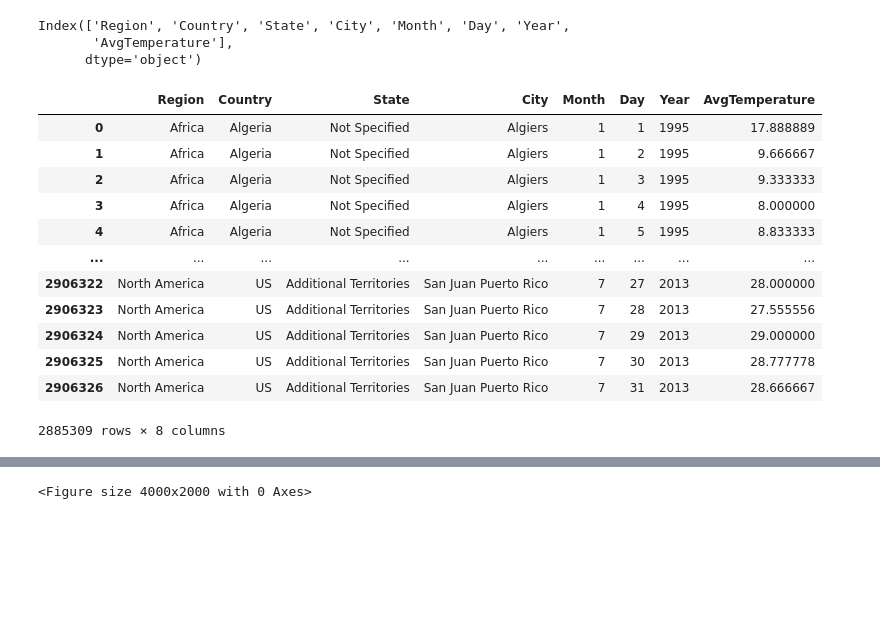
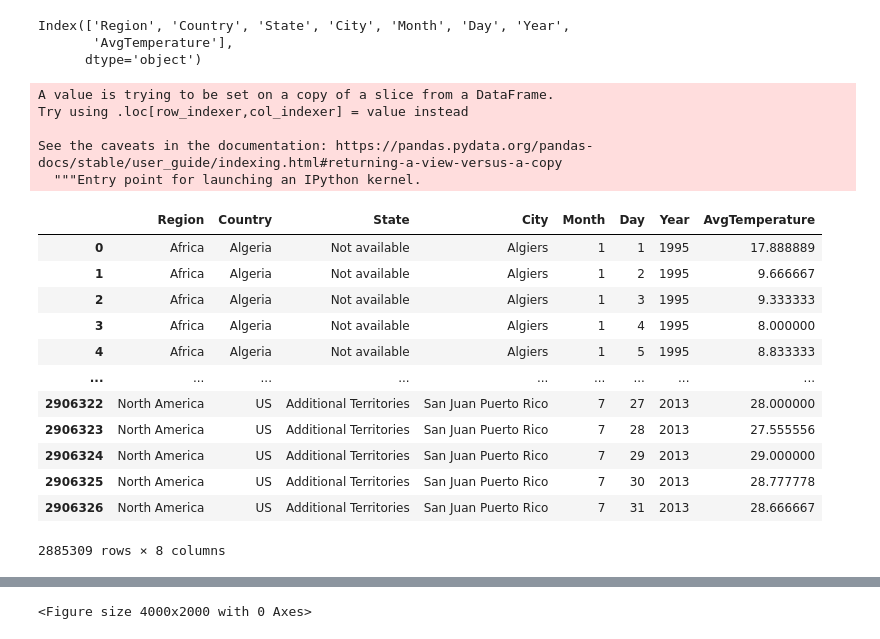
Before and after one commit to Vihelmet/Desafio, a Jupyter notebook: notebooks/ML.ipynb, the cells around one changed output, grey strips where cells are left out. Drawn from its saved outputs; the diff is of its cells as text; code cells hidden in the pictures; blank space fills up the shorter version.

```diff
--- a/notebooks/ML.ipynb
+++ b/notebooks/ML.ipynb
@@ -72,7 +72,7 @@ Year                    0
 AvgTemperature          0
 dtype: int64
 # %%
-temp = temp.fillna('Not Specified')
+temp = temp.fillna('Not available')
 # %%
 temp
 # %% [output]
@@ -126,24 +126,29 @@ Index(['Region', 'Country', 'State', 'City', 'Month', 'Day', 'Year',
        'AvgTemperature'],
       dtype='object')
 # %%
-temp=temp[ (temp['Year'] != 200) & (temp['Year'] != 201) & (temp['Day'] != 0) ]
+temp = temp[~((temp['Year'] == 200) | (temp['Year'] == 201) | (temp['Day'] == 0))]
 # %%
-temp.loc[:, "AvgTemperature"] = (temp["AvgTemperature"] - 32) * (5/9)
+temp["AvgTemperature"] = temp["AvgTemperature"].apply(lambda fahrenheit: (fahrenheit - 32) * (5/9))
 temp
 # %% [output]
+A value is trying to be set on a copy of a slice from a DataFrame.
+Try using .loc[row_indexer,col_indexer] = value instead
+
+See the caveats in the documentation: https://pandas.pydata.org/pandas-docs/stable/user_guide/indexing.html#returning-a-view-versus-a-copy
+  """Entry point for launching an IPython kernel.
 |  | Region | Country | State | City | Month | Day | Year | AvgTemperature |
-| 0 | Africa | Algeria | Not Specified | Algiers | 1 | 1 | 1995 | 17.888889 |
-| 1 | Africa | Algeria | Not Specified | Algiers | 1 | 2 | 1995 | 9.666667 |
-| 2 | Africa | Algeria | Not Specified | Algiers | 1 | 3 | 1995 | 9.333333 |
-| 3 | Africa | Algeria | Not Specified | Algiers | 1 | 4 | 1995 | 8.000000 |
-| 4 | Africa | Algeria | Not Specified | Algiers | 1 | 5 | 1995 | 8.833333 |
+| 0 | Africa | Algeria | Not available | Algiers | 1 | 1 | 1995 | 17.888889 |
+| 1 | Africa | Algeria | Not available | Algiers | 1 | 2 | 1995 | 9.666667 |
+| 2 | Africa | Algeria | Not available | Algiers | 1 | 3 | 1995 | 9.333333 |
+| 3 | Africa | Algeria | Not available | Algiers | 1 | 4 | 1995 | 8.000000 |
+| 4 | Africa | Algeria | Not available | Algiers | 1 | 5 | 1995 | 8.833333 |
 | ... | ... | ... | ... | ... | ... | ... | ... | ... |
 | 2906322 | North America | US | Additional Territories | San Juan Puerto Rico | 7 | 27 | 2013 | 28.000000 |
 | 2906323 | North America | US | Additional Territories | San Juan Puerto Rico | 7 | 28 | 2013 | 27.555556 |
 | 2906324 | North America | US | Additional Territories | San Juan Puerto Rico | 7 | 29 | 2013 | 29.000000 |
 | 2906325 | North America | US | Additional Territories | San Juan Puerto Rico | 7 | 30 | 2013 | 28.777778 |
 | 2906326 | North America | US | Additional Territories | San Juan Puerto Rico | 7 | 31 | 2013 | 28.666667 |
-2885309 rows × 8 columns
+2885309 rows × 8 columns
 # %%
 temp['Date'] = pd.to_datetime(temp[['Year','Month','Day']])
 temp
```
Also changed, not shown: parts of 3 cells of this notebook.
